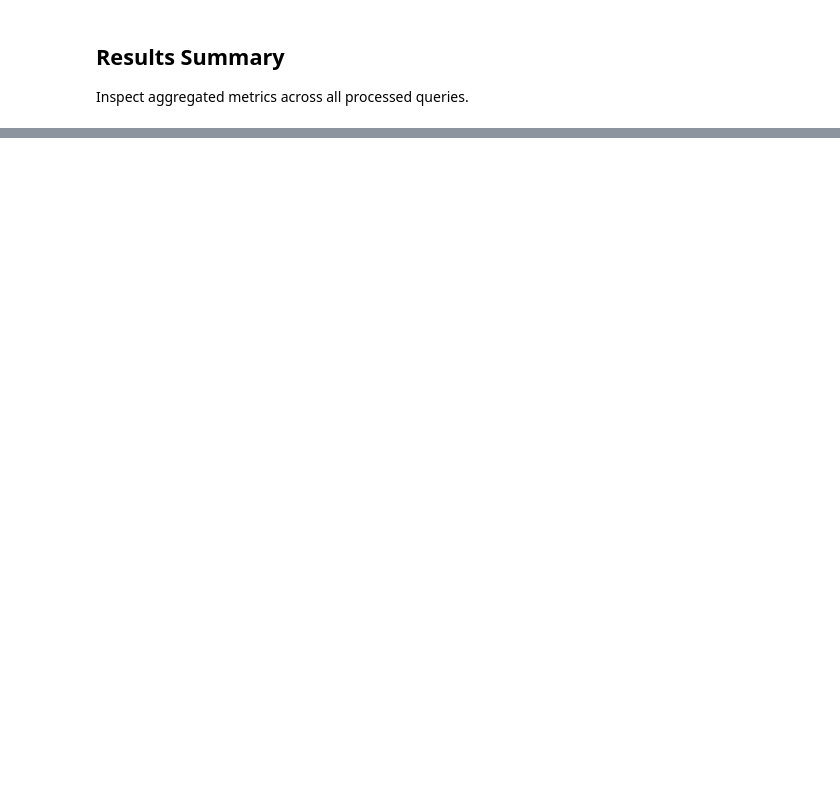
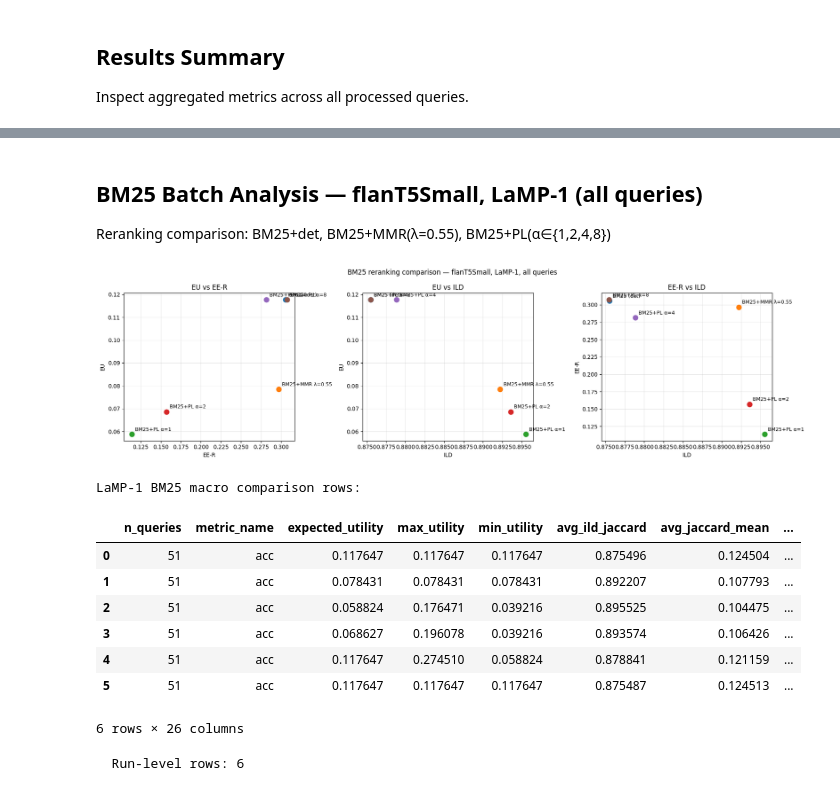
Before and after one commit to AviSimkin/Fair-RAG, a Jupyter notebook: fair_rag_experiment.ipynb, the cells around one changed output, grey strips where cells are left out. Saved outputs shown, nothing was run; the diff lists cells and outputs as text; code cells hidden in the pictures; blank space fills up the shorter version.

```diff
--- a/fair_rag_experiment.ipynb
+++ b/fair_rag_experiment.ipynb
@@ -400,0 +483,66 @@ Loaded rows:
+# %% [markdown]
+## BM25 Batch Analysis — flanT5Small, LaMP-1 (all queries)
+
+Reranking comparison: BM25+det, BM25+MMR(λ=0.55), BM25+PL(α∈{1,2,4,8})
+# %%
+import os
+import matplotlib.pyplot as plt
+from framework import build_macro_comparison_rows, maybe_to_dataframe
+
+# Run dirs are populated from batch_output after the experiment above completes
+lamp1_bm25_run_dirs = run_dirs  # set by the Run Experiment cell
+
+lamp1_bm25_macro_rows = build_macro_comparison_rows(lamp1_bm25_run_dirs)
+lamp1_bm25_macro_table = maybe_to_dataframe(lamp1_bm25_macro_rows)
+
+
+def lamp1_bm25_label(row):
+    method = row.get("rerank_method", "")
+    if method == "deterministic":
+        return "BM25 (det)"
+    if method == "mmr":
+        return f"BM25+MMR λ={row.get('mmr_lambda')}"
+    return f"BM25+PL α={row.get('pl_alpha')}"
+
+
+_plots = [
+    ("ee_relevance",    "expected_utility", "EE-R", "EU"),
+    ("avg_ild_jaccard", "expected_utility",  "ILD",  "EU"),
+    ("avg_ild_jaccard", "ee_relevance",       "ILD",  "EE-R"),
+]
+
+fig3, axes3 = plt.subplots(1, 3, figsize=(18, 5))
+fig3.suptitle("BM25 reranking comparison — flanT5Small, LaMP-1, all queries", fontsize=12)
+
+for ax, (x_key, y_key, x_label, y_label) in zip(axes3, _plots):
+    for row in lamp1_bm25_macro_rows:
+        x = row.get(x_key)
+        y = row.get(y_key)
+        if x is None or y is None:
+            continue
+        lbl = lamp1_bm25_label(row)
+        ax.plot(x, y, marker="o", linestyle="None", markersize=9)
+        ax.annotate(lbl, (x, y), textcoords="offset points", xytext=(6, 6), fontsize=9)
+    ax.set_xlabel(x_label)
+    ax.set_ylabel(y_label)
+    ax.set_title(f"{y_label} vs {x_label}")
+    ax.grid(True, alpha=0.3)
+
+plt.tight_layout()
+plt.show()
+
+print("LaMP-1 BM25 macro comparison rows:")
+display(format_macro_table_for_display(lamp1_bm25_macro_table))
+print(f"\n  Run-level rows: {len(lamp1_bm25_macro_rows)}")
+# %% [output]
+[figure, added]
+LaMP-1 BM25 macro comparison rows:
+|  | n_queries | metric_name | expected_utility | max_utility | min_utility | avg_ild_jaccard | avg_jaccard_mean | ... |
+| 0 | 51 | acc | 0.117647 | 0.117647 | 0.117647 | 0.875496 | 0.124504 | ... |
+| 1 | 51 | acc | 0.078431 | 0.078431 | 0.078431 | 0.892207 | 0.107793 | ... |
+| 2 | 51 | acc | 0.058824 | 0.176471 | 0.039216 | 0.895525 | 0.104475 | ... |
+| 3 | 51 | acc | 0.068627 | 0.196078 | 0.039216 | 0.893574 | 0.106426 | ... |
+| 4 | 51 | acc | 0.117647 | 0.274510 | 0.058824 | 0.878841 | 0.121159 | ... |
+| 5 | 51 | acc | 0.117647 | 0.117647 | 0.117647 | 0.875487 | 0.124513 | ... |
+6 rows × 26 columns
+  Run-level rows: 6
```
Also changed, not shown: parts of 36 cells of this notebook, 9 other files.
